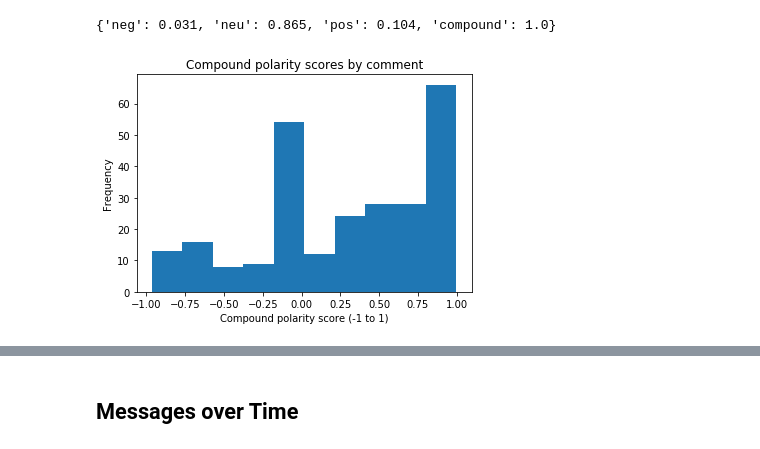
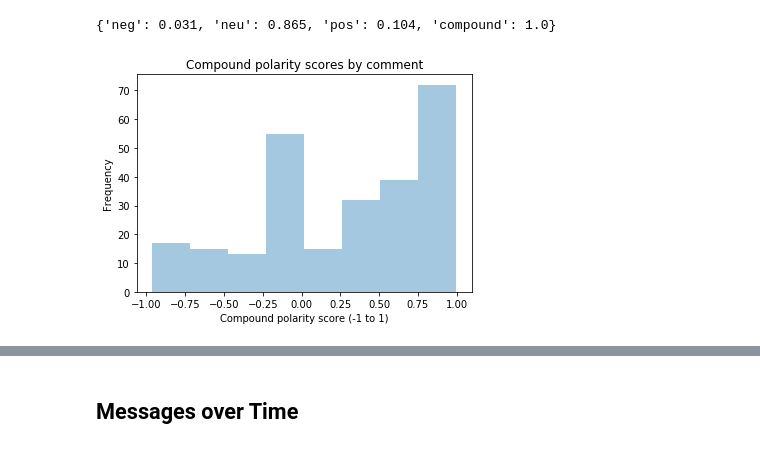
Before and after one commit to saloni-agshiker/DataDrivenEducationLab, a Jupyter notebook: visualization-mockups/EDA Piazza.ipynb, the cells around one changed output, grey strips where cells are left out. Cells and saved outputs as stored; diff of their text form; code cells hidden in the pictures.

Commit message:
updated visualizations

```diff
--- a/visualization-mockups/EDA Piazza.ipynb
+++ b/visualization-mockups/EDA Piazza.ipynb
@@ -15,2 +19,2 @@ import collections
 # %%
-data = pd.read_excel("Spring 2021 Coding Results_Piazza.xlsx", sheet_name = "a4_coding1")
+data = pd.read_excel(".data/Spring 2021 Coding Results_Piazza.xlsx", sheet_name = "a4_coding1")
@@ -16,0 +23,7 @@ data = pd.read_excel("Spring 2021 Coding Results_Piazza.xlsx", sheet_name = "a4_
+# %%
+stop_words = nltk.corpus.stopwords.words('english')
+def preprocess(sentence):
+    words = [w for w in sentence.lower().split() if w not in stop_words]
+    return [w for w in words if (w not in string.punctuation and w not in "??==")]
+
+data["Post_pp"] = data["Submission HTML Removed"].apply(preprocess)
@@ -45,12 +55,12 @@ posts_score["Post_pp"] = posts_score["Submission HTML Removed"].apply(lambda x:
 # %% [markdown]
 Post paragraph length by CP code
 # %%
-word_count_data = posts_score.copy()
-word_count_data["Words len"] = word_count_data["Post_pp"].str.len()
-not_long = word_count_data["Words len"] < 1500
-word_count_data_filtered = word_count_data[not_long]
+data["Words len"] = data["Post_pp"].str.len()
+not_long = data["Words len"] < 1500
+word_count_data_filtered = data[not_long]
 
-plt.scatter(word_count_data_filtered["CP Code"], word_count_data_filtered["Words len"])
+sb.regplot(word_count_data_filtered["CP Code"], word_count_data_filtered["Words len"],
+           fit_reg = False, x_jitter = .2, scatter_kws={'alpha':0.4})
 plt.xlabel("CP code")
 plt.ylabel("Word count")
 plt.title("Word count vs. CP code")
@@ -81,13 +91,12 @@ all_words_sia
 {'neg': 0.031, 'neu': 0.865, 'pos': 0.104, 'compound': 1.0}
 # %%
 # analysis for each comment
-sentiment_data = posts_score.copy()
-sentiment_data['sentiment'] = posts_score["Submission HTML Removed"].apply(nltk.sentiment.SentimentIntensityAnalyzer().polarity_scores)
-sentiments = sentiment_data['sentiment'].apply(pd.Series)
-plt.hist(sentiments["compound"])
+data['sentiment'] = data["Submission HTML Removed"].apply(nltk.sentiment.SentimentIntensityAnalyzer().polarity_scores)
+data[['pos', 'neu', 'neg', 'compound']] = data['sentiment'].apply(pd.Series)
+sb.distplot(data['compound'], kde=False)
 plt.xlabel("Compound polarity score (-1 to 1)")
 plt.ylabel("Frequency")
 plt.title("Compound polarity scores by comment")
 plt.show()
 # %% [output]
-[figure, old version]
+[figure, new version]
```
Also changed, not shown: parts of 15 cells of this notebook.
